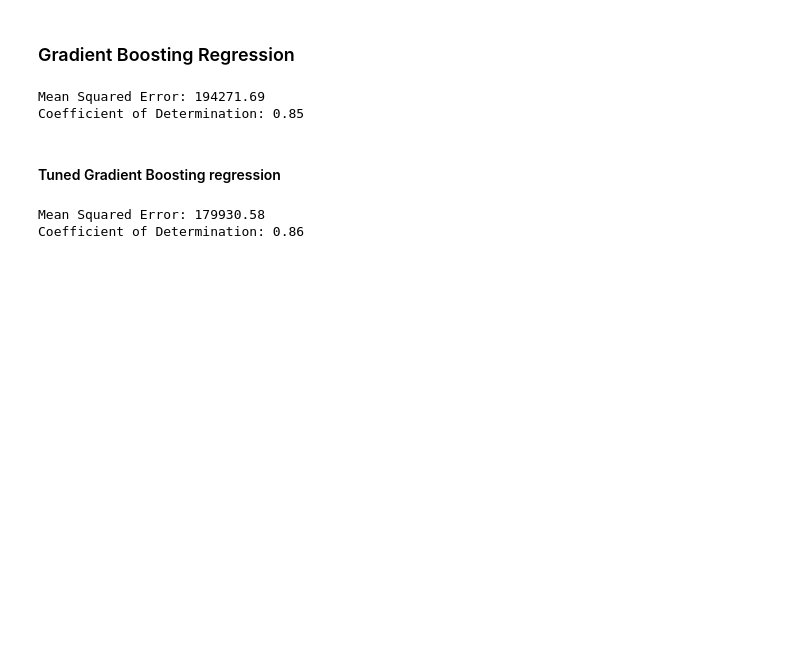
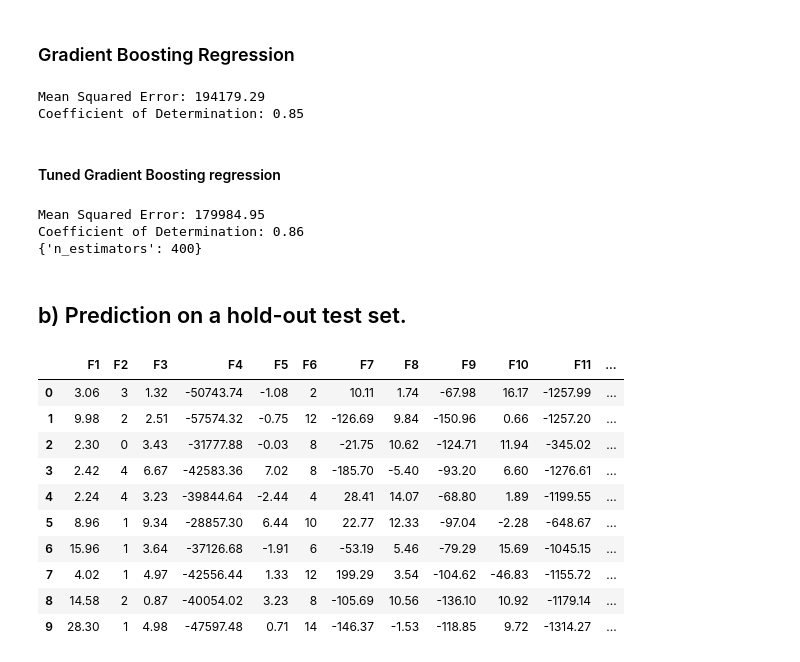
Before and after one commit to ab17254/ce802, a Jupyter notebook: CE802_P3_Notebook.ipynb, the cells around one changed output. Cells and saved outputs as stored; diff of their text form; code cells hidden in the pictures; blank space fills up the shorter version.

```diff
--- a/CE802_P3_Notebook.ipynb
+++ b/CE802_P3_Notebook.ipynb
@@ -64,8 +64,8 @@ print(x.shape, y.shape)
 # %% [output]
 (1500, 19) (1500, 1)
 # %%
-x_test = test_data.loc[:, test_data.columns != 'Target'].to_numpy()
-print(x_test.shape)
+x_test_data = test_data.loc[:, test_data.columns != 'Target'].to_numpy()
+print(x_test_data.shape)
 # %% [output]
 (1500, 19)
 # %%
@@ -77,3 +77,6 @@ for train_indices, test_indices in k_fold.split(x):
     x_test = ss.transform(x[test_indices, :])
     y_train = y[train_indices]
     y_test = y[test_indices]
+# %%
+ss = StandardScaler()
+x_test_fitted = ss.fit_transform(x_test_data)
@@ -144,7 +145,7 @@ grad_pred = model_grad.predict(x_test)
 print('Mean Squared Error: %.2f'% mean_squared_error(y_test, grad_pred))
 print('Coefficient of Determination: %.2f'% r2_score(y_test, grad_pred))
 # %% [output]
-Mean Squared Error: 194271.69
+Mean Squared Error: 194179.29
 Coefficient of Determination: 0.85
 # %% [markdown]
 #### Tuned Gradient Boosting regression
@@ -157,5 +158,25 @@ print('Mean Squared Error: %.2f'% mean_squared_error(y_test, grad_cv_pred))
 print('Coefficient of Determination: %.2f'% r2_score(y_test, grad_cv_pred))
 print(grad_cv.best_params_)
 # %% [output]
-Mean Squared Error: 179930.58
+Mean Squared Error: 179984.95
 Coefficient of Determination: 0.86
+{'n_estimators': 400}
+# %% [markdown]
+## b) Prediction on a hold-out test set.
+# %%
+y_test_ouput = svr_cv.predict(x_test_fitted)
+test['Target'] = y_test_ouput
+# %%
+test.head(10)
+# %% [output]
+|  | F1 | F2 | F3 | F4 | F5 | F6 | F7 | F8 | F9 | F10 | F11 | ... |
+| 0 | 3.06 | 3 | 1.32 | -50743.74 | -1.08 | 2 | 10.11 | 1.74 | -67.98 | 16.17 | -1257.99 | ... |
+| 1 | 9.98 | 2 | 2.51 | -57574.32 | -0.75 | 12 | -126.69 | 9.84 | -150.96 | 0.66 | -1257.20 | ... |
+| 2 | 2.30 | 0 | 3.43 | -31777.88 | -0.03 | 8 | -21.75 | 10.62 | -124.71 | 11.94 | -345.02 | ... |
+| 3 | 2.42 | 4 | 6.67 | -42583.36 | 7.02 | 8 | -185.70 | -5.40 | -93.20 | 6.60 | -1276.61 | ... |
+| 4 | 2.24 | 4 | 3.23 | -39844.64 | -2.44 | 4 | 28.41 | 14.07 | -68.80 | 1.89 | -1199.55 | ... |
+| 5 | 8.96 | 1 | 9.34 | -28857.30 | 6.44 | 10 | 22.77 | 12.33 | -97.04 | -2.28 | -648.67 | ... |
+| 6 | 15.96 | 1 | 3.64 | -37126.68 | -1.91 | 6 | -53.19 | 5.46 | -79.29 | 15.69 | -1045.15 | ... |
+| 7 | 4.02 | 1 | 4.97 | -42556.44 | 1.33 | 12 | 199.29 | 3.54 | -104.62 | -46.83 | -1155.72 | ... |
+| 8 | 14.58 | 2 | 0.87 | -40054.02 | 3.23 | 8 | -105.69 | 10.56 | -136.10 | 10.92 | -1179.14 | ... |
+| 9 | 28.30 | 1 | 4.98 | -47597.48 | 0.71 | 14 | -146.37 | -1.53 | -118.85 | 9.72 | -1314.27 | ... |
```
Also changed, not shown: parts of 3 cells of this notebook.
